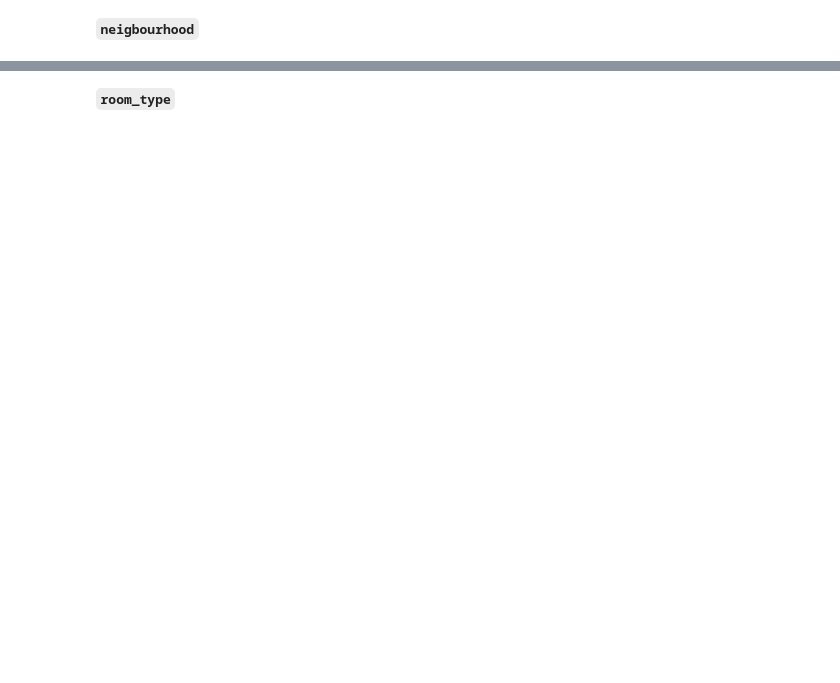
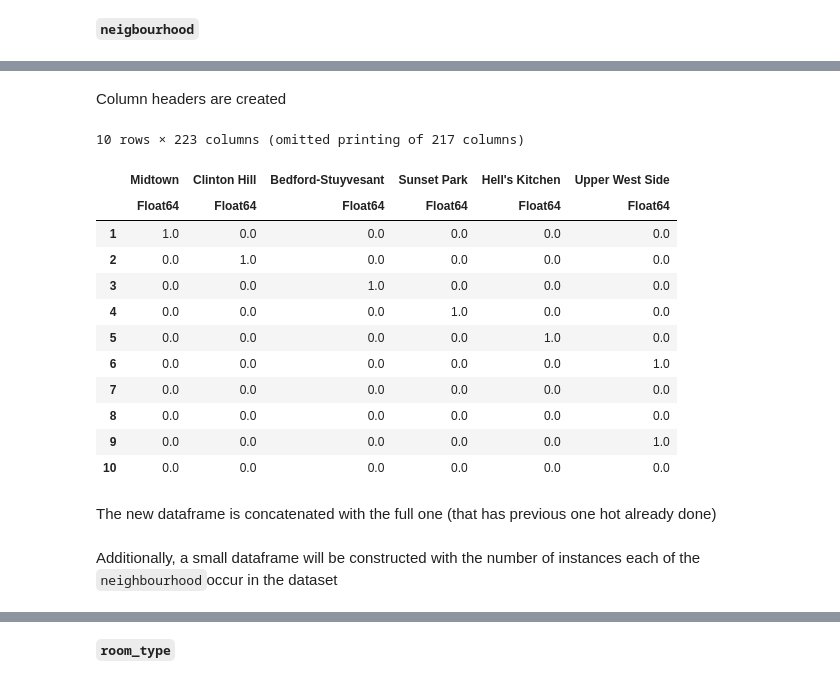
Before and after one commit to noriolg/ORIE4741_project, a Jupyter notebook: Data Mining and Cleaning.ipynb, the cells around one changed output, grey strips where cells are left out. Cells and saved outputs as stored; diff of their text form; code cells hidden in the pictures; blank space fills up the shorter version.

```diff
--- a/Data Mining and Cleaning.ipynb
+++ b/Data Mining and Cleaning.ipynb
@@ -688,2 +704,4 @@ Next steps are to encode the three studied variables in all four datasets using
 # %% [markdown]
 #### 2. Join all datasets
+# %%
+df_all_time_periods = vcat(october_2020_dataframe, july_2020_dataframe, october_2019_dataframe, july_2019_dataframe);
@@ -692,13 +722,11 @@ Next steps are to encode the three studied variables in all four datasets using
 # %%
-function manyhot(column, cats=unique(col))
-    result = zeros( size(column,1), size(cats,1) )
+function onehot(column, cats=unique(column))
+    result = zeros(size(column,1) , size(cats,1))
+
     for i in 1:length(column)
-        set_of_descriptions = column[i]
-        for description in set_of_descriptions
-            for j in 1:length(cats)
-                if description == cats[j]
-                    result[i,j] = 1
-                end
+        for j in 1:length(cats)
+            if column[i] == cats[j]
+                result[i,j] = 1
             end
         end
     end
@@ -711,2 +803,5 @@ manyhot (generic function with 2 methods)
 # %% [markdown]
 **`neigbourhood`**
+# %%
+onehot_neighbourhood = onehot(df_all_time_periods[:, :neighbourhood]);
+onehot_neighbourhood[1:10,:]
@@ -712,0 +820,23 @@ manyhot (generic function with 2 methods)
+# %% [markdown]
+Column headers are created
+# %%
+neighbourhood_encoded_names = unique(df_all_time_periods[:, :neighbourhood]);
+# %%
+df_onehot_neighbourhood = DataFrame(onehot_neighbourhood, neighbourhood_encoded_names);
+df_onehot_neighbourhood[1:10, :]
+# %% [output]
+10 rows × 223 columns (omitted printing of 217 columns)
+|  | Midtown | Clinton Hill | Bedford-Stuyvesant | Sunset Park | Hell's Kitchen | Upper West Side |
+|  | Float64 | Float64 | Float64 | Float64 | Float64 | Float64 |
+| 1 | 1.0 | 0.0 | 0.0 | 0.0 | 0.0 | 0.0 |
+| 2 | 0.0 | 1.0 | 0.0 | 0.0 | 0.0 | 0.0 |
+| 3 | 0.0 | 0.0 | 1.0 | 0.0 | 0.0 | 0.0 |
+| 4 | 0.0 | 0.0 | 0.0 | 1.0 | 0.0 | 0.0 |
+| 5 | 0.0 | 0.0 | 0.0 | 0.0 | 1.0 | 0.0 |
+| 6 | 0.0 | 0.0 | 0.0 | 0.0 | 0.0 | 1.0 |
+| 7 | 0.0 | 0.0 | 0.0 | 0.0 | 0.0 | 0.0 |
+| 8 | 0.0 | 0.0 | 0.0 | 0.0 | 0.0 | 0.0 |
+| 9 | 0.0 | 0.0 | 0.0 | 0.0 | 0.0 | 1.0 |
+| 10 | 0.0 | 0.0 | 0.0 | 0.0 | 0.0 | 0.0 |
+# %% [markdown]
+The new dataframe is concatenated with the full one (that has previous one hot already done)
@@ -712,0 +845,2 @@ manyhot (generic function with 2 methods)
+# %% [markdown]
+Additionally, a small dataframe will be constructed with the number of instances each of the `neighbourhood`occur in the dataset
```
Also changed, not shown: parts of 59 cells of this notebook.
